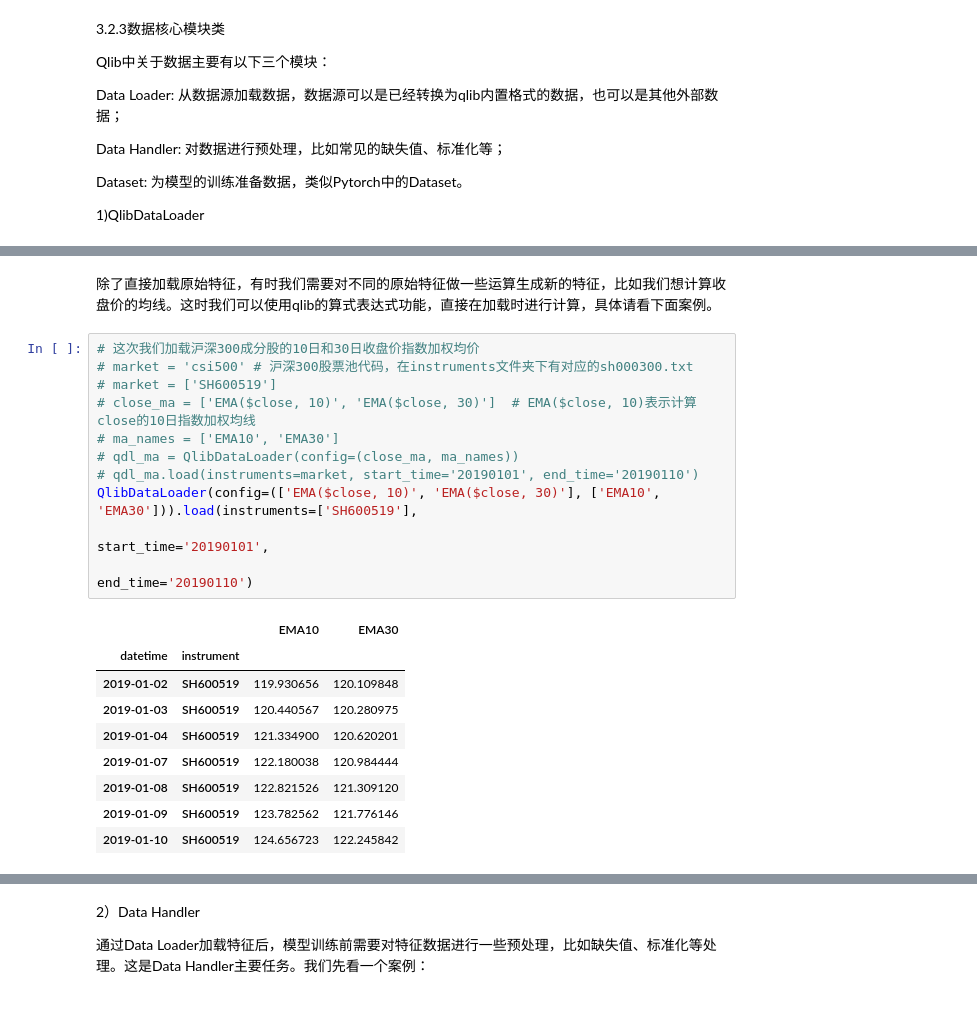
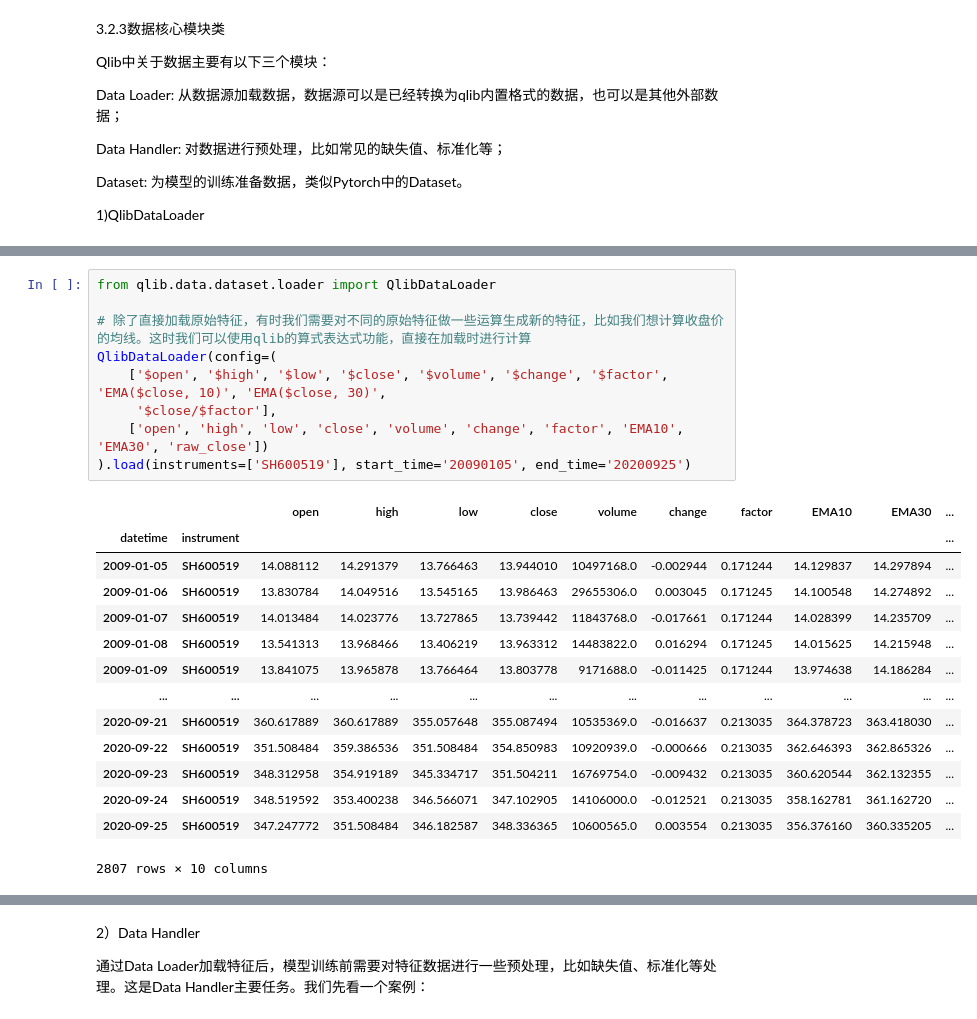
Before and after one commit to lance52587/qlib_tutorial, a Jupyter notebook: lance/3.数据处理与准备.ipynb, the cells around one changed output, grey strips where cells are left out. Cells and saved outputs as stored; diff of their text form.

```diff
--- a/lance/3.数据处理与准备.ipynb
+++ b/lance/3.数据处理与准备.ipynb
@@ -61,24 +42,25 @@ QlibDataLoader(config=(['$close', '$high'], ['close', 'high'])).load(instruments
-# %% [markdown]
-除了直接加载原始特征，有时我们需要对不同的原始特征做一些运算生成新的特征，比如我们想计算收盘价的均线。这时我们可以使用qlib的算式表达式功能，直接在加载时进行计算，具体请看下面案例。
-# %%
-# 这次我们加载沪深300成分股的10日和30日收盘价指数加权均价
-# market = 'csi500' # 沪深300股票池代码，在instruments文件夹下有对应的sh000300.txt
-# market = ['SH600519']
-# close_ma = ['EMA($close, 10)', 'EMA($close, 30)']  # EMA($close, 10)表示计算close的10日指数加权均线
-# ma_names = ['EMA10', 'EMA30']
-# qdl_ma = QlibDataLoader(config=(close_ma, ma_names))
-# qdl_ma.load(instruments=market, start_time='20190101', end_time='20190110')
-QlibDataLoader(config=(['EMA($close, 10)', 'EMA($close, 30)'], ['EMA10', 'EMA30'])).load(instruments=['SH600519'],
-                                                                                         start_time='20190101',
-                                                                                         end_time='20190110')
-# %% [output]
-|  |  | EMA10 | EMA30 |
-| datetime | instrument |  |  |
-| 2019-01-02 | SH600519 | 119.930656 | 120.109848 |
-| 2019-01-03 | SH600519 | 120.440567 | 120.280975 |
-| 2019-01-04 | SH600519 | 121.334900 | 120.620201 |
-| 2019-01-07 | SH600519 | 122.180038 | 120.984444 |
-| 2019-01-08 | SH600519 | 122.821526 | 121.309120 |
-| 2019-01-09 | SH600519 | 123.782562 | 121.776146 |
-| 2019-01-10 | SH600519 | 124.656723 | 122.245842 |
+# %%
+from qlib.data.dataset.loader import QlibDataLoader
+
+# 除了直接加载原始特征，有时我们需要对不同的原始特征做一些运算生成新的特征，比如我们想计算收盘价的均线。这时我们可以使用qlib的算式表达式功能，直接在加载时进行计算
+QlibDataLoader(config=(
+    ['$open', '$high', '$low', '$close', '$volume', '$change', '$factor', 'EMA($close, 10)', 'EMA($close, 30)',
+     '$close/$factor'],
+    ['open', 'high', 'low', 'close', 'volume', 'change', 'factor', 'EMA10', 'EMA30', 'raw_close'])
+).load(instruments=['SH600519'], start_time='20090105', end_time='20200925')
+# %% [output]
+|  |  | open | high | low | close | volume | change | factor | EMA10 | EMA30 | ... |
+| datetime | instrument |  |  |  |  |  |  |  |  |  | ... |
+| 2009-01-05 | SH600519 | 14.088112 | 14.291379 | 13.766463 | 13.944010 | 10497168.0 | -0.002944 | 0.171244 | 14.129837 | 14.297894 | ... |
+| 2009-01-06 | SH600519 | 13.830784 | 14.049516 | 13.545165 | 13.986463 | 29655306.0 | 0.003045 | 0.171245 | 14.100548 | 14.274892 | ... |
+| 2009-01-07 | SH600519 | 14.013484 | 14.023776 | 13.727865 | 13.739442 | 11843768.0 | -0.017661 | 0.171244 | 14.028399 | 14.235709 | ... |
+| 2009-01-08 | SH600519 | 13.541313 | 13.968466 | 13.406219 | 13.963312 | 14483822.0 | 0.016294 | 0.171245 | 14.015625 | 14.215948 | ... |
+| 2009-01-09 | SH600519 | 13.841075 | 13.965878 | 13.766464 | 13.803778 | 9171688.0 | -0.011425 | 0.171244 | 13.974638 | 14.186284 | ... |
+| ... | ... | ... | ... | ... | ... | ... | ... | ... | ... | ... | ... |
+| 2020-09-21 | SH600519 | 360.617889 | 360.617889 | 355.057648 | 355.087494 | 10535369.0 | -0.016637 | 0.213035 | 364.378723 | 363.418030 | ... |
+| 2020-09-22 | SH600519 | 351.508484 | 359.386536 | 351.508484 | 354.850983 | 10920939.0 | -0.000666 | 0.213035 | 362.646393 | 362.865326 | ... |
+| 2020-09-23 | SH600519 | 348.312958 | 354.919189 | 345.334717 | 351.504211 | 16769754.0 | -0.009432 | 0.213035 | 360.620544 | 362.132355 | ... |
+| 2020-09-24 | SH600519 | 348.519592 | 353.400238 | 346.566071 | 347.102905 | 14106000.0 | -0.012521 | 0.213035 | 358.162781 | 361.162720 | ... |
+| 2020-09-25 | SH600519 | 347.247772 | 351.508484 | 346.182587 | 348.336365 | 10600565.0 | 0.003554 | 0.213035 | 356.376160 | 360.335205 | ... |
+2807 rows × 10 columns
 # %%
```
Also changed, not shown: parts of 9 cells of this notebook, 2 other files.
